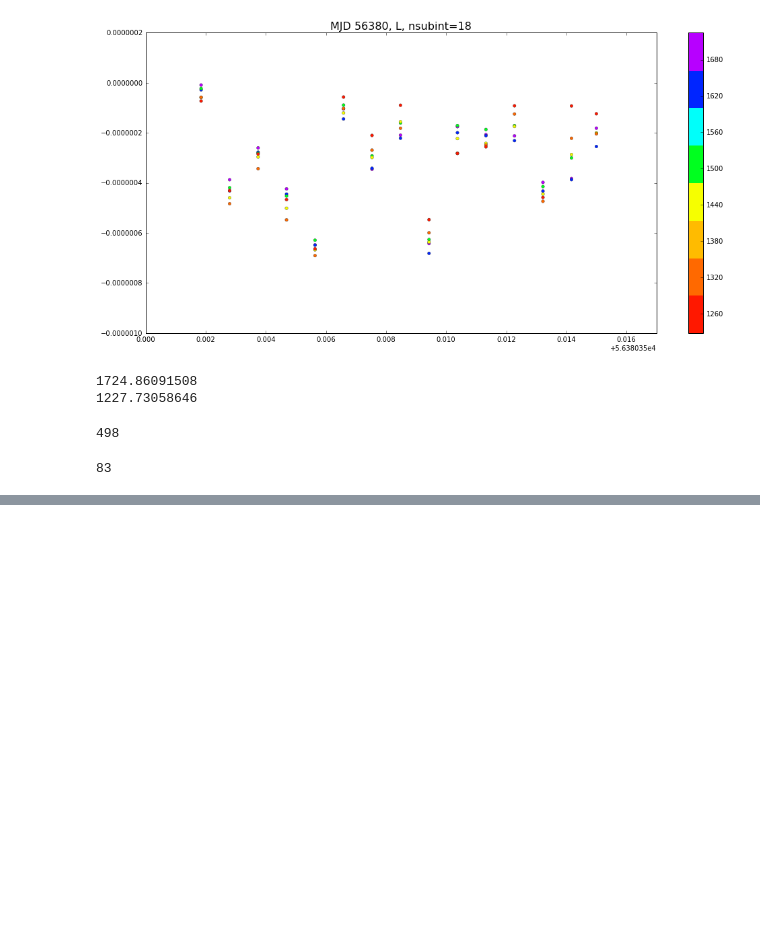
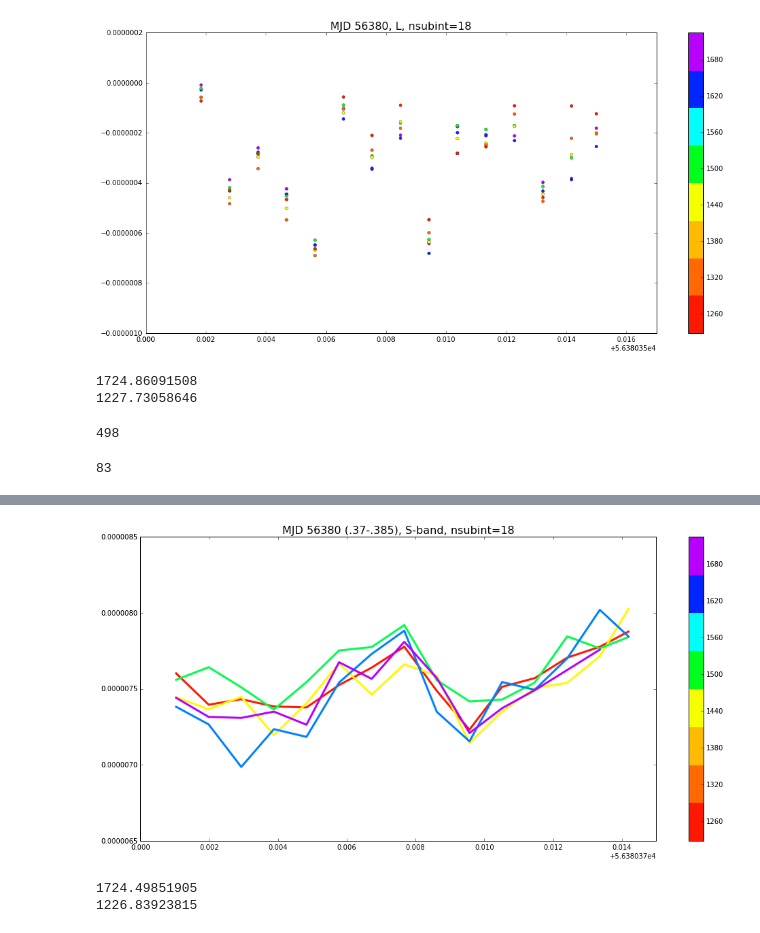
Before and after one commit to elliesch/pulsar_codes, a Jupyter notebook: ResidVsTime.ipynb, the cells around one changed output, grey strips where cells are left out. Saved outputs shown, nothing was run; the diff lists cells and outputs as text; code cells hidden in the pictures; blank space fills up the shorter version.

```diff
--- a/ResidVsTime.ipynb
+++ b/ResidVsTime.ipynb
@@ -435,0 +439,32 @@ plt.show()
+# %%
+#Same MJD as Lam paper, but next section of observations
+
+TOA=x.bary_TOA[(x.bary_TOA > 56380.370) & (x.bary_TOA < 56380.387)]
+Resid=x.prefit_sec[(x.bary_TOA > 56380.37) & (x.bary_TOA < 56380.387)]
+Freq=x.bary_freq[(x.bary_TOA > 56380.37) & (x.bary_TOA < 56380.387)]
+
+n = 1856
+m = 1941
+fig,ax = plt.subplots(figsize=(17,8))
+
+
+for i in range (0,6):
+    ax.plot(TOA[(Freq > n) & (Freq < m)],
+                  Resid[(Freq > n) & (Freq < m)], color=cmap_lines(i), lw=3)
+    ax.set_title('MJD 56380 (.37-.385), S-band, nsubint=18', fontsize='16')
+    ax.set_xlim(56380.37, 56380.385)
+    ax.set_ylim(0.0000065, 0.0000085)
+    n=n+85
+    m=m+85
+fig.colorbar(cax)
+plt.show()
+
+#This colorbar is incorrect!
+# %% [output]
+[figure, added]
+# %%
+print max(x.bary_freq[(x.bary_TOA > 56380.390) & (x.bary_TOA < 56380.407)])
+print min(x.bary_freq[(x.bary_TOA > 56380.390) & (x.bary_TOA < 56380.407)])
+# %% [output]
+1724.49851905
+1226.83923815
```
Also changed, not shown: parts of 6 cells of this notebook.
